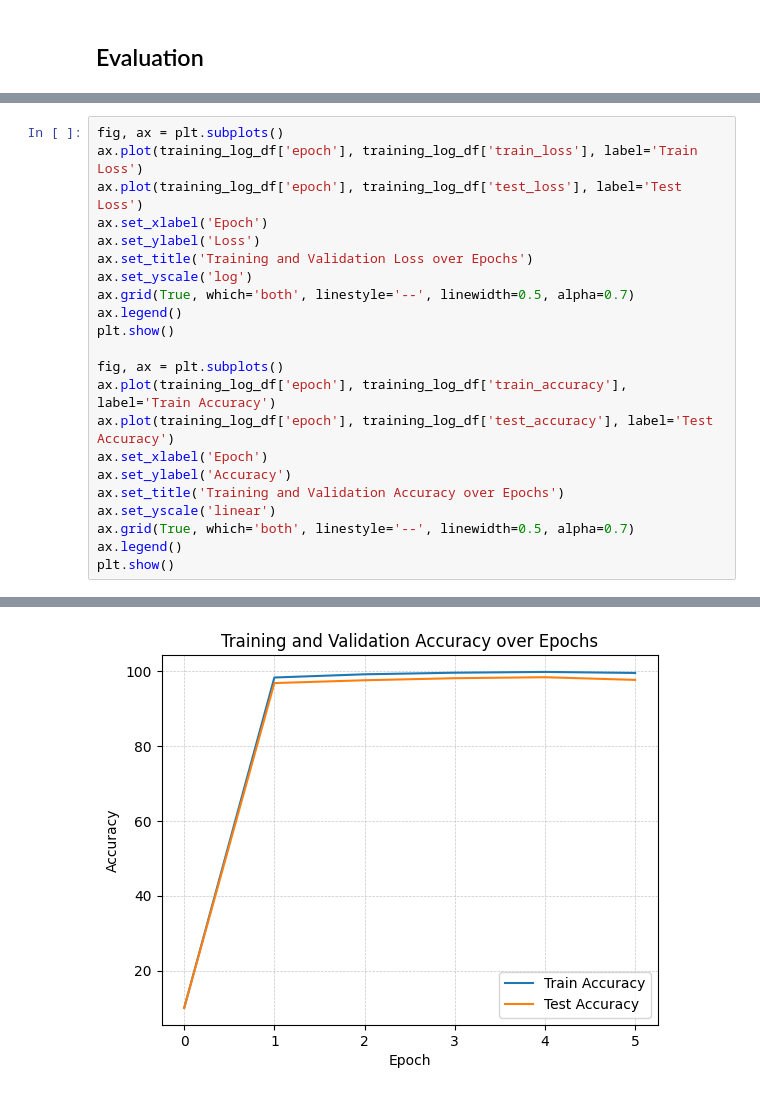
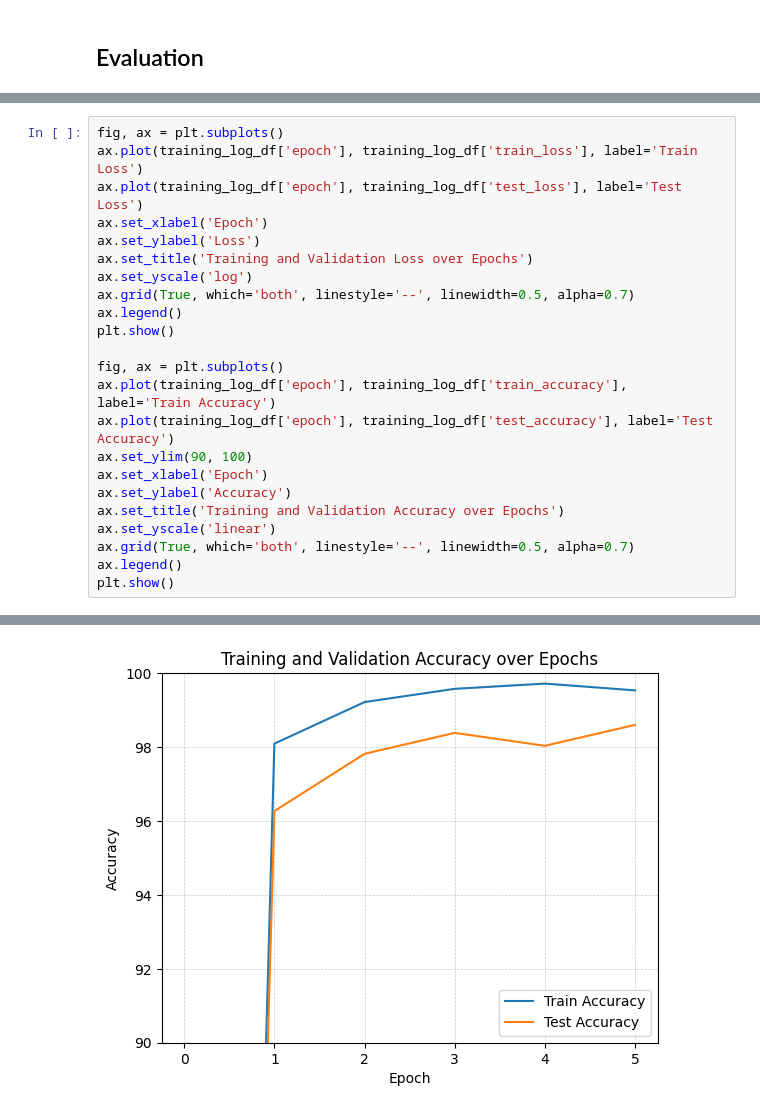
Before and after one commit to inspektral/audioMNIST-classifier, a Jupyter notebook: report.ipynb, the cells around one changed output, grey strips where cells are left out. Drawn from its saved outputs; the diff is of its cells as text.

```diff
--- a/report.ipynb
+++ b/report.ipynb
@@ -107,6 +107,7 @@ plt.show()
 fig, ax = plt.subplots()
 ax.plot(training_log_df['epoch'], training_log_df['train_accuracy'], label='Train Accuracy')
 ax.plot(training_log_df['epoch'], training_log_df['test_accuracy'], label='Test Accuracy')
+ax.set_ylim(90, 100)
 ax.set_xlabel('Epoch')
 ax.set_ylabel('Accuracy')
 ax.set_title('Training and Validation Accuracy over Epochs')
@@ -119 +120 @@ plt.show()
-[figure, old version]
+[figure, new version]
```
Also changed, not shown: parts of 3 cells of this notebook.
